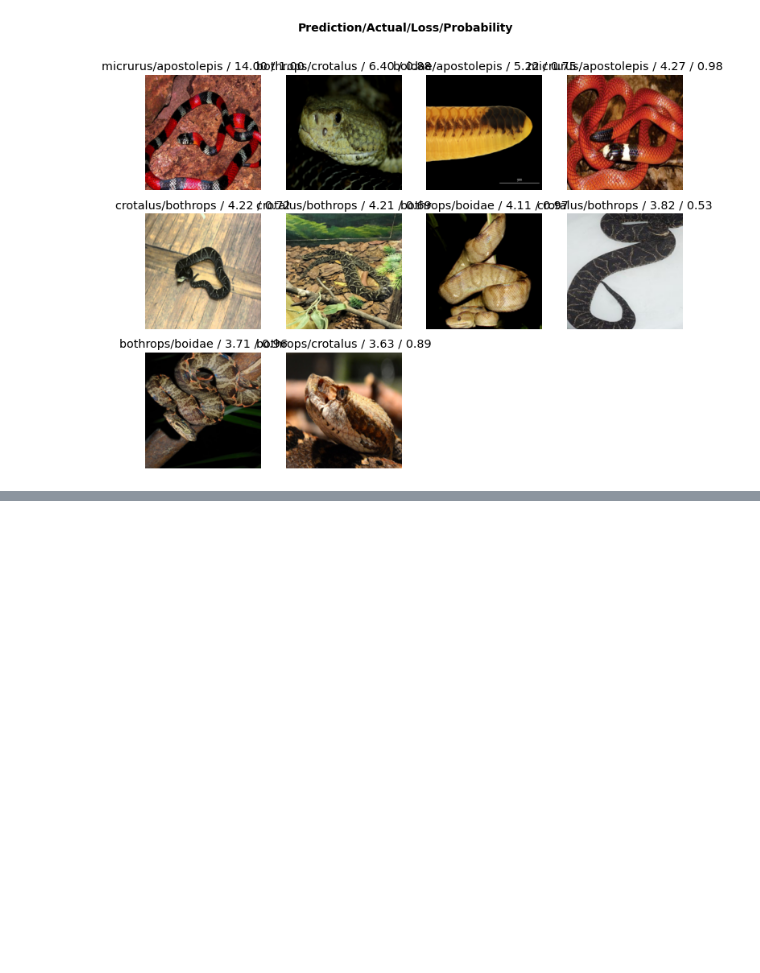
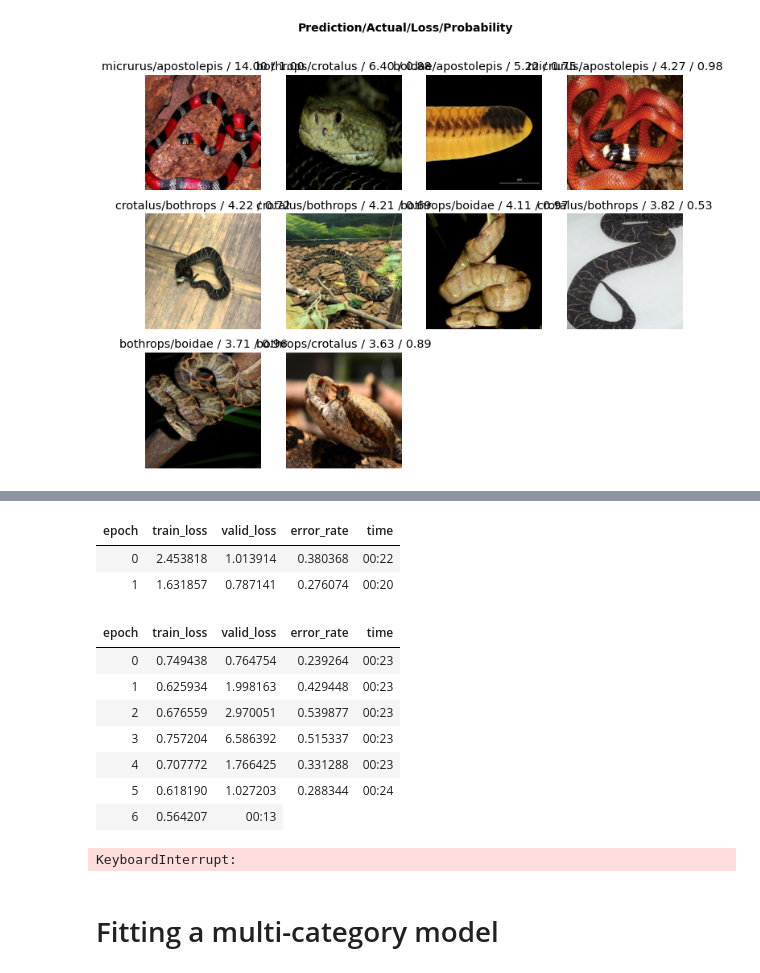
Before and after one commit to erikson84/snake_classifier, a Jupyter notebook: snakes.ipynb, the cells around one changed output, grey strips where cells are left out. Saved outputs shown, nothing was run; the diff lists cells and outputs as text; code cells hidden in the pictures; blank space fills up the shorter version.

```diff
--- a/snakes.ipynb
+++ b/snakes.ipynb
@@ -105,0 +107,4 @@ snake_learn.export(fname='snakes.pkl')
+# %%
+snake_learn = cnn_learner(snake_dl, resnet34, metrics=error_rate)
+snake_learn.fine_tune(2, freeze_epochs=2)
+#snake_learn.lr_find()
@@ -105,0 +118,7 @@ snake_learn.export(fname='snakes.pkl')
+# %%
+snake_learn_cust = cnn_learner(snake_dl, resnet34, metrics=error_rate)
+snake_learn_cust.fit_one_cycle(n_epoch=2, lr_max=0.001)
+# %% [output]
+| epoch | train_loss | valid_loss | error_rate | time |
+| 0 | 2.453818 | 1.013914 | 0.380368 | 00:22 |
+| 1 | 1.631857 | 0.787141 | 0.276074 | 00:20 |
@@ -105,0 +128,14 @@ snake_learn.export(fname='snakes.pkl')
+# %%
+snake_learn.fit_one_cycle(10, max_lr=slice(1e-7, 2e-4))
+# %% [output]
+| epoch | train_loss | valid_loss | error_rate | time |
+| 0 | 0.749438 | 0.764754 | 0.239264 | 00:23 |
+| 1 | 0.625934 | 1.998163 | 0.429448 | 00:23 |
+| 2 | 0.676559 | 2.970051 | 0.539877 | 00:23 |
+| 3 | 0.757204 | 6.586392 | 0.515337 | 00:23 |
+| 4 | 0.707772 | 1.766425 | 0.331288 | 00:23 |
+| 5 | 0.618190 | 1.027203 | 0.288344 | 00:24 |
+| 6 | 0.564207 | 00:13 |
+KeyboardInterrupt:
+# %% [markdown]
+# Fitting a multi-category model
```
Also changed, not shown: parts of 14 cells of this notebook, 2 other files.
